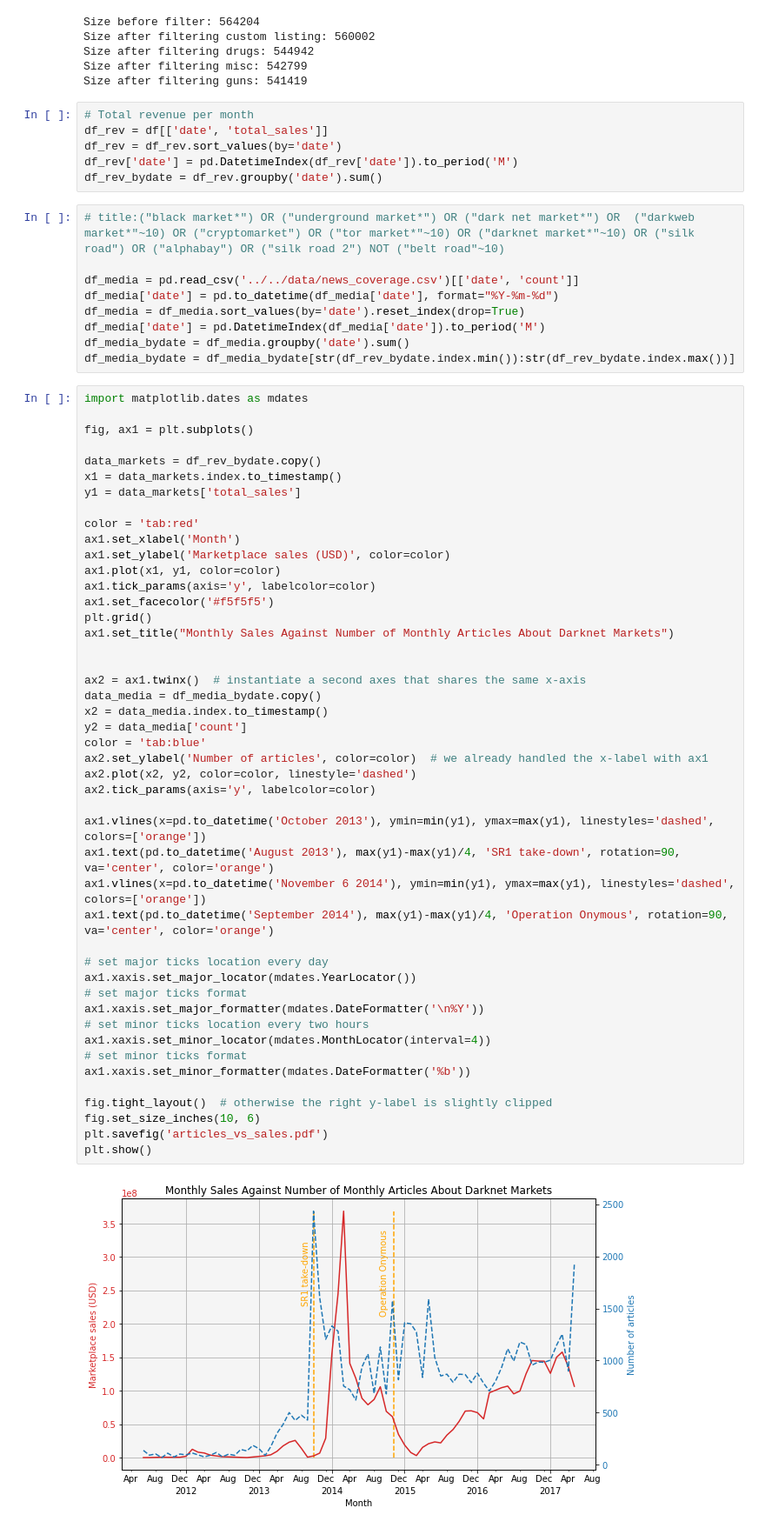
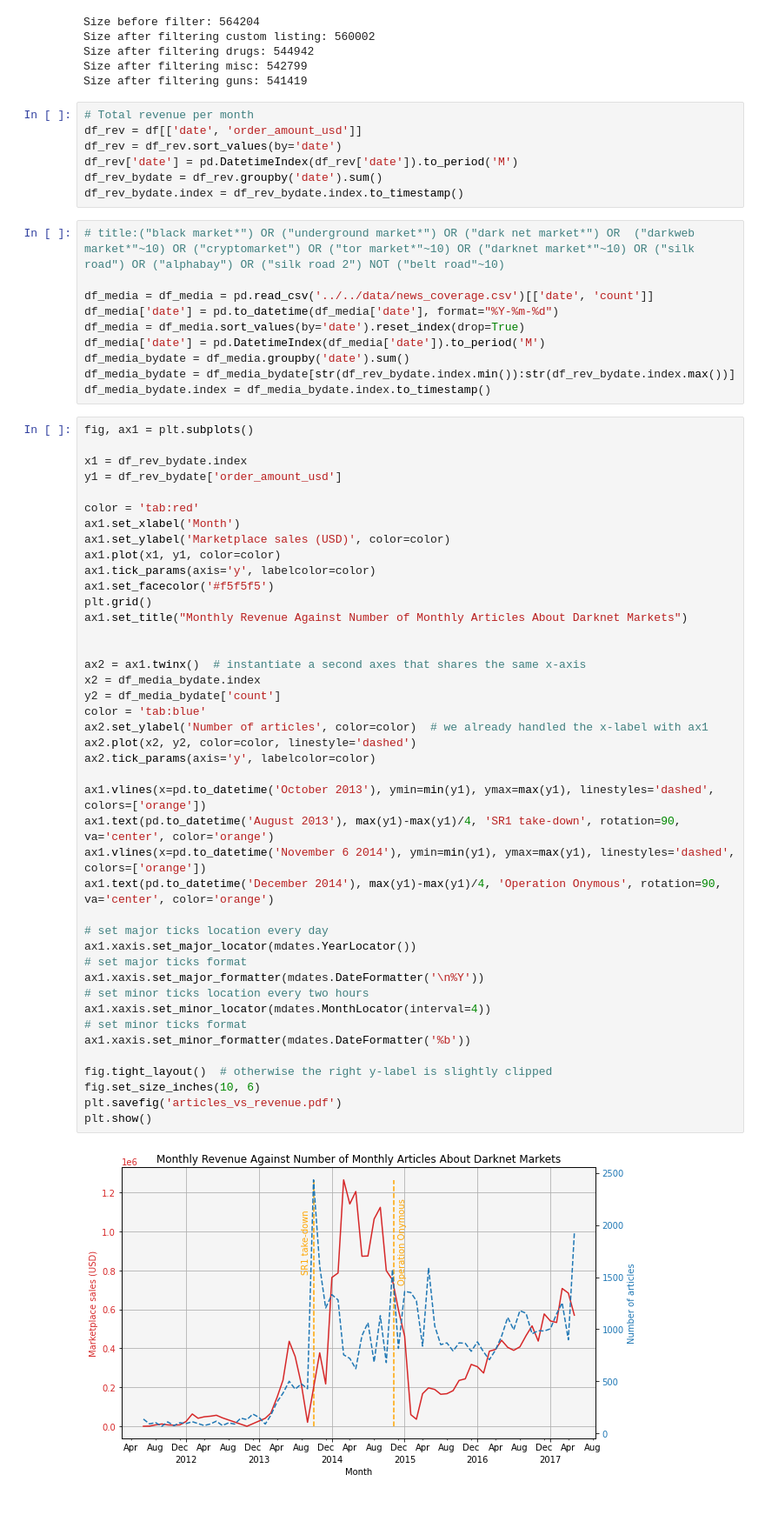
Before and after one commit to x0rz3q/WM0824TU, a Jupyter notebook: src/deliverable3/RQ1.ipynb, the cells around one changed output. Shown: that part at 87% size. Cells and saved outputs as stored; diff of their text form.

```diff
--- a/src/deliverable3/RQ1.ipynb
+++ b/src/deliverable3/RQ1.ipynb
@@ -127,64 +130,62 @@ Size after filtering misc: 542799
 Size after filtering guns: 541419
 # %%
 # Total revenue per month
-df_rev = df[['date', 'total_sales']]
+df_rev = df[['date', 'order_amount_usd']]
 df_rev = df_rev.sort_values(by='date')
 df_rev['date'] = pd.DatetimeIndex(df_rev['date']).to_period('M')
 df_rev_bydate = df_rev.groupby('date').sum()
+df_rev_bydate.index = df_rev_bydate.index.to_timestamp()
 # %%
 # title:("black market*") OR ("underground market*") OR ("dark net market*") OR  ("darkweb market*"~10) OR ("cryptomarket") OR ("tor market*"~10) OR ("darknet market*"~10) OR ("silk road") OR ("alphabay") OR ("silk road 2") NOT ("belt road"~10)
 
-df_media = pd.read_csv('../../data/news_coverage.csv')[['date', 'count']]
+df_media = df_media = pd.read_csv('../../data/news_coverage.csv')[['date', 'count']]
 df_media['date'] = pd.to_datetime(df_media['date'], format="%Y-%m-%d")
 df_media = df_media.sort_values(by='date').reset_index(drop=True)
 df_media['date'] = pd.DatetimeIndex(df_media['date']).to_period('M')
 df_media_bydate = df_media.groupby('date').sum()
 df_media_bydate = df_media_bydate[str(df_rev_bydate.index.min()):str(df_rev_bydate.index.max())]
+df_media_bydate.index = df_media_bydate.index.to_timestamp()
 # %%
-import matplotlib.dates as mdates
-
 fig, ax1 = plt.subplots()
 
-data_markets = df_rev_bydate.copy()
-x1 = data_markets.index.to_timestamp()
-y1 = data_markets['total_sales']
+x1 = df_rev_bydate.index
+y1 = df_rev_bydate['order_amount_usd']
 
 color = 'tab:red'
 ax1.set_xlabel('Month')
 ax1.set_ylabel('Marketplace sales (USD)', color=color)
 ax1.plot(x1, y1, color=color)
 ax1.tick_params(axis='y', labelcolor=color)
 ax1.set_facecolor('#f5f5f5')
 plt.grid()
-ax1.set_title("Monthly Sales Against Number of Monthly Articles About Darknet Markets")
+ax1.set_title("Monthly Revenue Against Number of Monthly Articles About Darknet Markets")
 
 
 ax2 = ax1.twinx()  # instantiate a second axes that shares the same x-axis
-data_media = df_media_bydate.copy()
-x2 = data_media.index.to_timestamp()
-y2 = data_media['count']
+x2 = df_media_bydate.index
+y2 = df_media_bydate['count']
 color = 'tab:blue'
 ax2.set_ylabel('Number of articles', color=color)  # we already handled the x-label with ax1
 ax2.plot(x2, y2, color=color, linestyle='dashed')
 ax2.tick_params(axis='y', labelcolor=color)
 
 ax1.vlines(x=pd.to_datetime('October 2013'), ymin=min(y1), ymax=max(y1), linestyles='dashed', colors=['orange'])
 ax1.text(pd.to_datetime('August 2013'), max(y1)-max(y1)/4, 'SR1 take-down', rotation=90, va='center', color='orange')
 ax1.vlines(x=pd.to_datetime('November 6 2014'), ymin=min(y1), ymax=max(y1), linestyles='dashed', colors=['orange'])
-ax1.text(pd.to_datetime('September 2014'), max(y1)-max(y1)/4, 'Operation Onymous', rotation=90, va='center', color='orange')
+ax1.text(pd.to_datetime('December 2014'), max(y1)-max(y1)/4, 'Operation Onymous', rotation=90, va='center', color='orange')
 
 # set major ticks location every day
 ax1.xaxis.set_major_locator(mdates.YearLocator())
 # set major ticks format
 ax1.xaxis.set_major_formatter(mdates.DateFormatter('\n%Y'))
 # set minor ticks location every two hours
 ax1.xaxis.set_minor_locator(mdates.MonthLocator(interval=4))
 # set minor ticks format
 ax1.xaxis.set_minor_formatter(mdates.DateFormatter('%b'))
 
 fig.tight_layout()  # otherwise the right y-label is slightly clipped
 fig.set_size_inches(10, 6)
-plt.savefig('articles_vs_sales.pdf')
+plt.savefig('articles_vs_revenue.pdf')
 plt.show()
 # %% [output]
-[figure, old version]
+[figure, new version]
```
Also changed, not shown: parts of 3 cells of this notebook.
